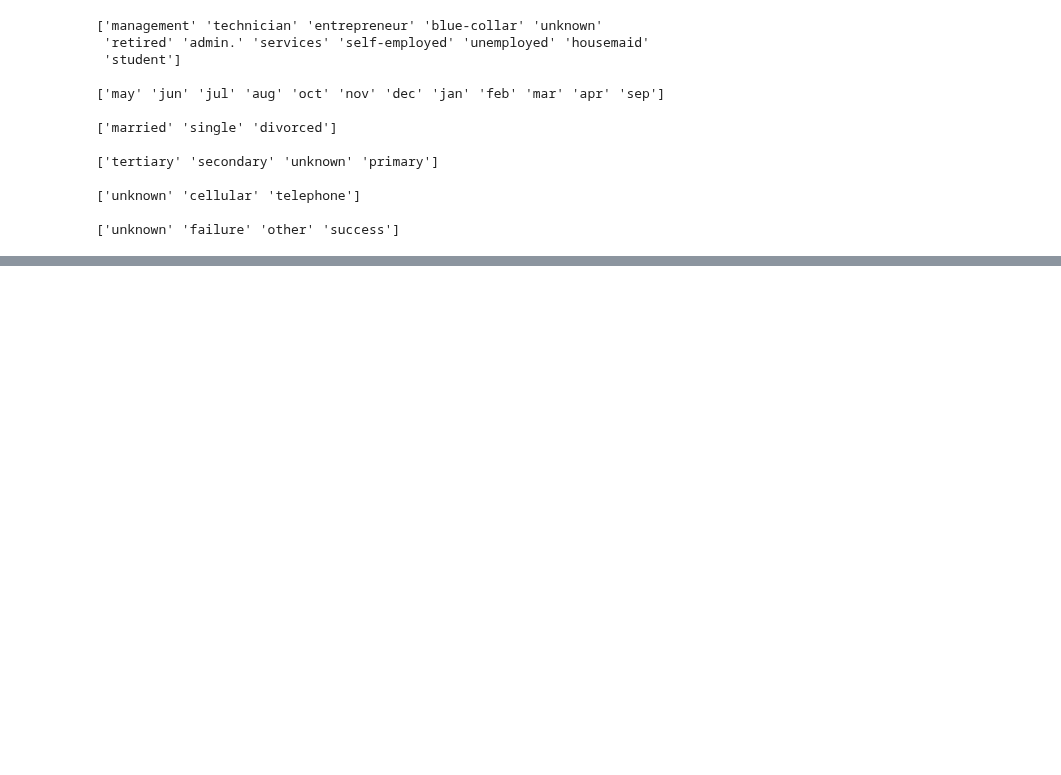
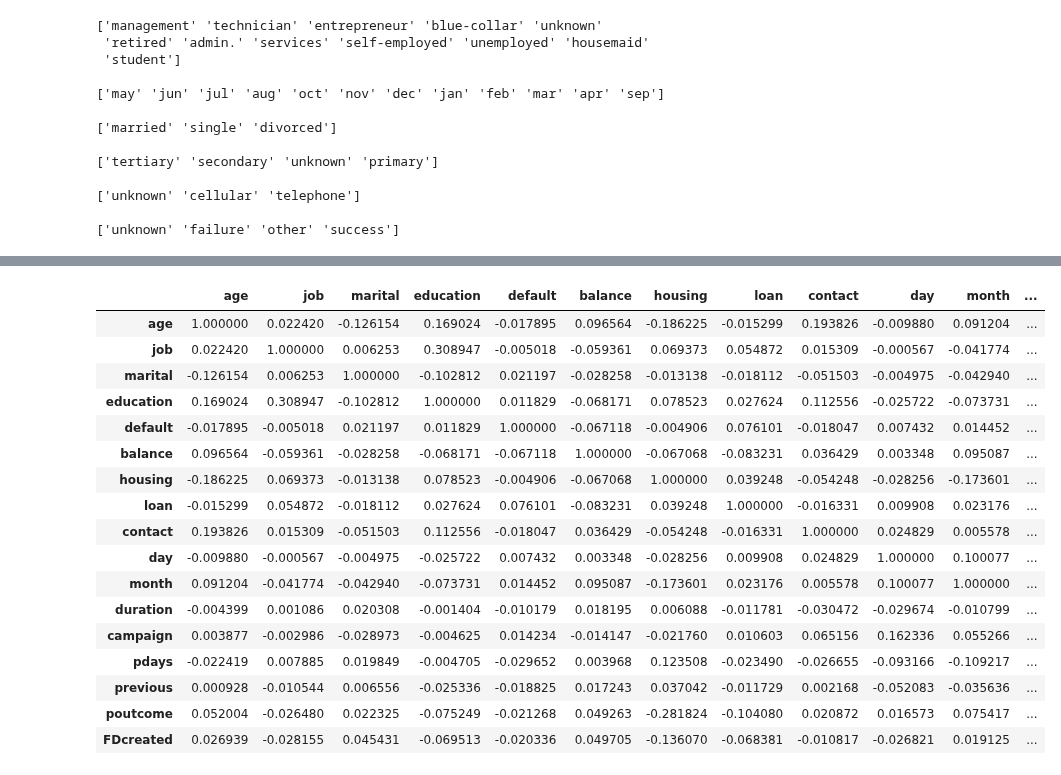
Before and after one commit to PehesaraniWKA/FDMminiProject, a Jupyter notebook: BankData.ipynb, the cells around one changed output, grey strips where cells are left out. Saved outputs shown, nothing was run; the diff lists cells and outputs as text; code cells hidden in the pictures; blank space fills up the shorter version.

```diff
--- a/BankData.ipynb
+++ b/BankData.ipynb
@@ -198,0 +212,22 @@ Maximum pdays:  871
+# %%
+#find the correlation between attributes and target varibel(FDCreated)
+df.corr()
+# %% [output]
+|  | age | job | marital | education | default | balance | housing | loan | contact | day | month | ... |
+| age | 1.000000 | 0.022420 | -0.126154 | 0.169024 | -0.017895 | 0.096564 | -0.186225 | -0.015299 | 0.193826 | -0.009880 | 0.091204 | ... |
+| job | 0.022420 | 1.000000 | 0.006253 | 0.308947 | -0.005018 | -0.059361 | 0.069373 | 0.054872 | 0.015309 | -0.000567 | -0.041774 | ... |
+| marital | -0.126154 | 0.006253 | 1.000000 | -0.102812 | 0.021197 | -0.028258 | -0.013138 | -0.018112 | -0.051503 | -0.004975 | -0.042940 | ... |
+| education | 0.169024 | 0.308947 | -0.102812 | 1.000000 | 0.011829 | -0.068171 | 0.078523 | 0.027624 | 0.112556 | -0.025722 | -0.073731 | ... |
+| default | -0.017895 | -0.005018 | 0.021197 | 0.011829 | 1.000000 | -0.067118 | -0.004906 | 0.076101 | -0.018047 | 0.007432 | 0.014452 | ... |
+| balance | 0.096564 | -0.059361 | -0.028258 | -0.068171 | -0.067118 | 1.000000 | -0.067068 | -0.083231 | 0.036429 | 0.003348 | 0.095087 | ... |
+| housing | -0.186225 | 0.069373 | -0.013138 | 0.078523 | -0.004906 | -0.067068 | 1.000000 | 0.039248 | -0.054248 | -0.028256 | -0.173601 | ... |
+| loan | -0.015299 | 0.054872 | -0.018112 | 0.027624 | 0.076101 | -0.083231 | 0.039248 | 1.000000 | -0.016331 | 0.009908 | 0.023176 | ... |
+| contact | 0.193826 | 0.015309 | -0.051503 | 0.112556 | -0.018047 | 0.036429 | -0.054248 | -0.016331 | 1.000000 | 0.024829 | 0.005578 | ... |
+| day | -0.009880 | -0.000567 | -0.004975 | -0.025722 | 0.007432 | 0.003348 | -0.028256 | 0.009908 | 0.024829 | 1.000000 | 0.100077 | ... |
+| month | 0.091204 | -0.041774 | -0.042940 | -0.073731 | 0.014452 | 0.095087 | -0.173601 | 0.023176 | 0.005578 | 0.100077 | 1.000000 | ... |
+| duration | -0.004399 | 0.001086 | 0.020308 | -0.001404 | -0.010179 | 0.018195 | 0.006088 | -0.011781 | -0.030472 | -0.029674 | -0.010799 | ... |
+| campaign | 0.003877 | -0.002986 | -0.028973 | -0.004625 | 0.014234 | -0.014147 | -0.021760 | 0.010603 | 0.065156 | 0.162336 | 0.055266 | ... |
+| pdays | -0.022419 | 0.007885 | 0.019849 | -0.004705 | -0.029652 | 0.003968 | 0.123508 | -0.023490 | -0.026655 | -0.093166 | -0.109217 | ... |
+| previous | 0.000928 | -0.010544 | 0.006556 | -0.025336 | -0.018825 | 0.017243 | 0.037042 | -0.011729 | 0.002168 | -0.052083 | -0.035636 | ... |
+| poutcome | 0.052004 | -0.026480 | 0.022325 | -0.075249 | -0.021268 | 0.049263 | -0.281824 | -0.104080 | 0.020872 | 0.016573 | 0.075417 | ... |
+| FDcreated | 0.026939 | -0.028155 | 0.045431 | -0.069513 | -0.020336 | 0.049705 | -0.136070 | -0.068381 | -0.010817 | -0.026821 | 0.019125 | ... |
```
Also changed, not shown: parts of 14 cells of this notebook.
